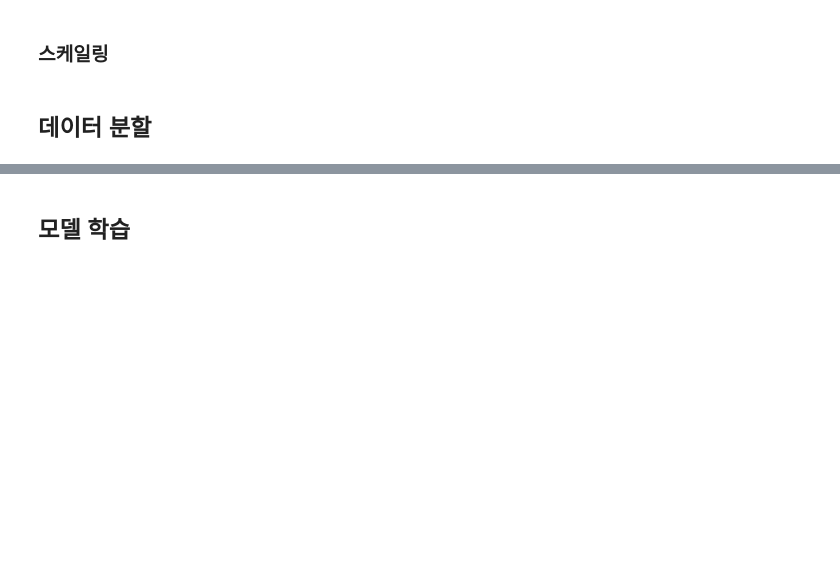
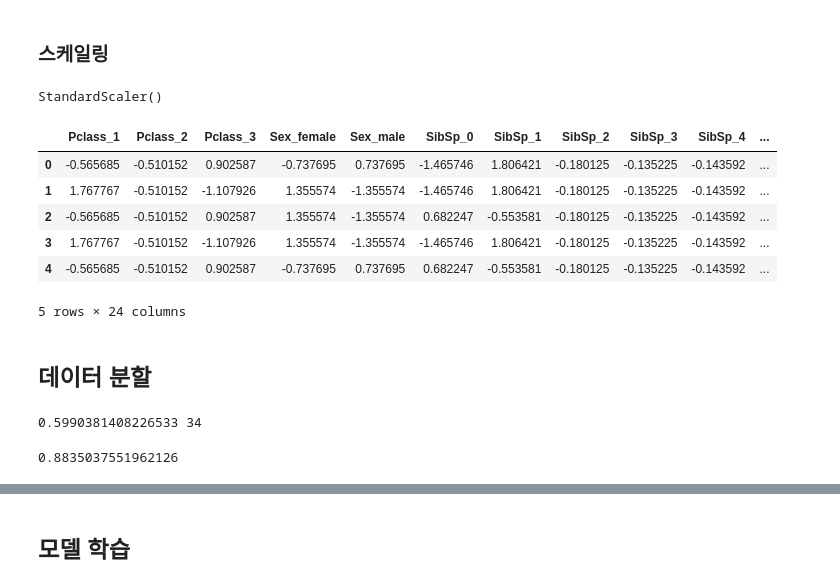
Before and after one commit to Huey-fitpet/study_machinelearnings, a Jupyter notebook: quest/Classifications/titanic_disaster.ipynb, the cells around one changed output, grey strips where cells are left out. Saved outputs shown, nothing was run; the diff lists cells and outputs as text; code cells hidden in the pictures; blank space fills up the shorter version.

```diff
--- a/quest/Classifications/titanic_disaster.ipynb
+++ b/quest/Classifications/titanic_disaster.ipynb
@@ -332,0 +415,2 @@ memory usage: 160.2 KB
+# %%
+rf_results, rf_model = train_model(missing_df.dropna(), missing_label_name, RandomForestRegressor())
@@ -332,0 +465,9 @@ memory usage: 160.2 KB
+# %%
+# NaN인 레코드의 인덱스 저장
+nan_indices = missing_df[missing_df[missing_label_name].isna()].index
+
+# 결측치 채우기
+filled_missing_df = fill_missing_values(missing_df, missing_label_name, rf_model)
+
+# nan_indices에 해당하는 예측값들을 정수로 변환
+filled_missing_df.loc[nan_indices, missing_label_name] = filled_missing_df.loc[nan_indices, missing_label_name].astype(float).round(0).astype(int)
@@ -332,0 +489,2 @@ memory usage: 160.2 KB
+# %%
+filled_missing_df = filled_missing_df.drop(columns=[final_label_name])
@@ -333,4 +511,24 @@ memory usage: 160.2 KB
 # %% [markdown]
 ### 스케일링
+# %%
+# 일단 통짜로 돌려보고 데이터 특성에 따라 따로 돌리는 거를 고려해 보아야 할 듯?
+standardscaler = StandardScaler()
+standardscaler.fit(filled_missing_df)
+# %% [output]
+StandardScaler()
+# %%
+# 스케일링 적용
+scailing_array = standardscaler.transform(filled_missing_df)
+# 스케일링된 데이터를 DataFrame으로 변환
+scailing_df = pd.DataFrame(scailing_array, columns=filled_missing_df.columns)
+scailing_df.head()
+# %% [output]
+|  | Pclass_1 | Pclass_2 | Pclass_3 | Sex_female | Sex_male | SibSp_0 | SibSp_1 | SibSp_2 | SibSp_3 | SibSp_4 | ... |
+| 0 | -0.565685 | -0.510152 | 0.902587 | -0.737695 | 0.737695 | -1.465746 | 1.806421 | -0.180125 | -0.135225 | -0.143592 | ... |
+| 1 | 1.767767 | -0.510152 | -1.107926 | 1.355574 | -1.355574 | -1.465746 | 1.806421 | -0.180125 | -0.135225 | -0.143592 | ... |
+| 2 | -0.565685 | -0.510152 | 0.902587 | 1.355574 | -1.355574 | 0.682247 | -0.553581 | -0.180125 | -0.135225 | -0.143592 | ... |
+| 3 | 1.767767 | -0.510152 | -1.107926 | 1.355574 | -1.355574 | -1.465746 | 1.806421 | -0.180125 | -0.135225 | -0.143592 | ... |
+| 4 | -0.565685 | -0.510152 | 0.902587 | -0.737695 | 0.737695 | 0.682247 | -0.553581 | -0.180125 | -0.135225 | -0.143592 | ... |
+5 rows × 24 columns
 # %% [markdown]
 ## 데이터 분할
@@ -336,0 +548,10 @@ memory usage: 160.2 KB
+# %%
+max_value = max(test_list)
+max_index = test_list.index(max_value)
+print(max_value, max_index)
+# %% [output]
+0.5990381408226533 34
+# %%
+train_list[max_index]
+# %% [output]
+0.8835037551962126
```
Also changed, not shown: parts of 23 cells of this notebook.
